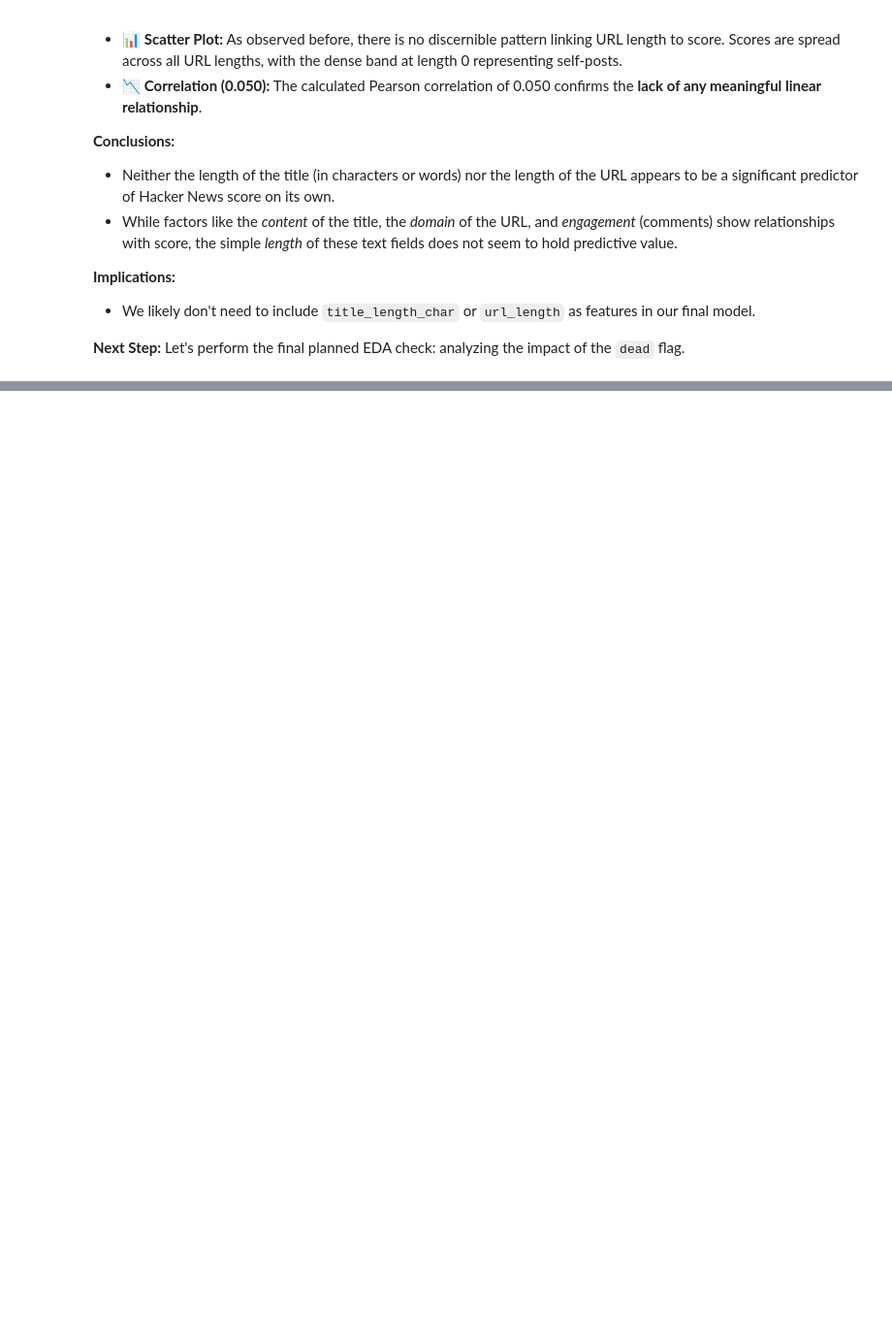
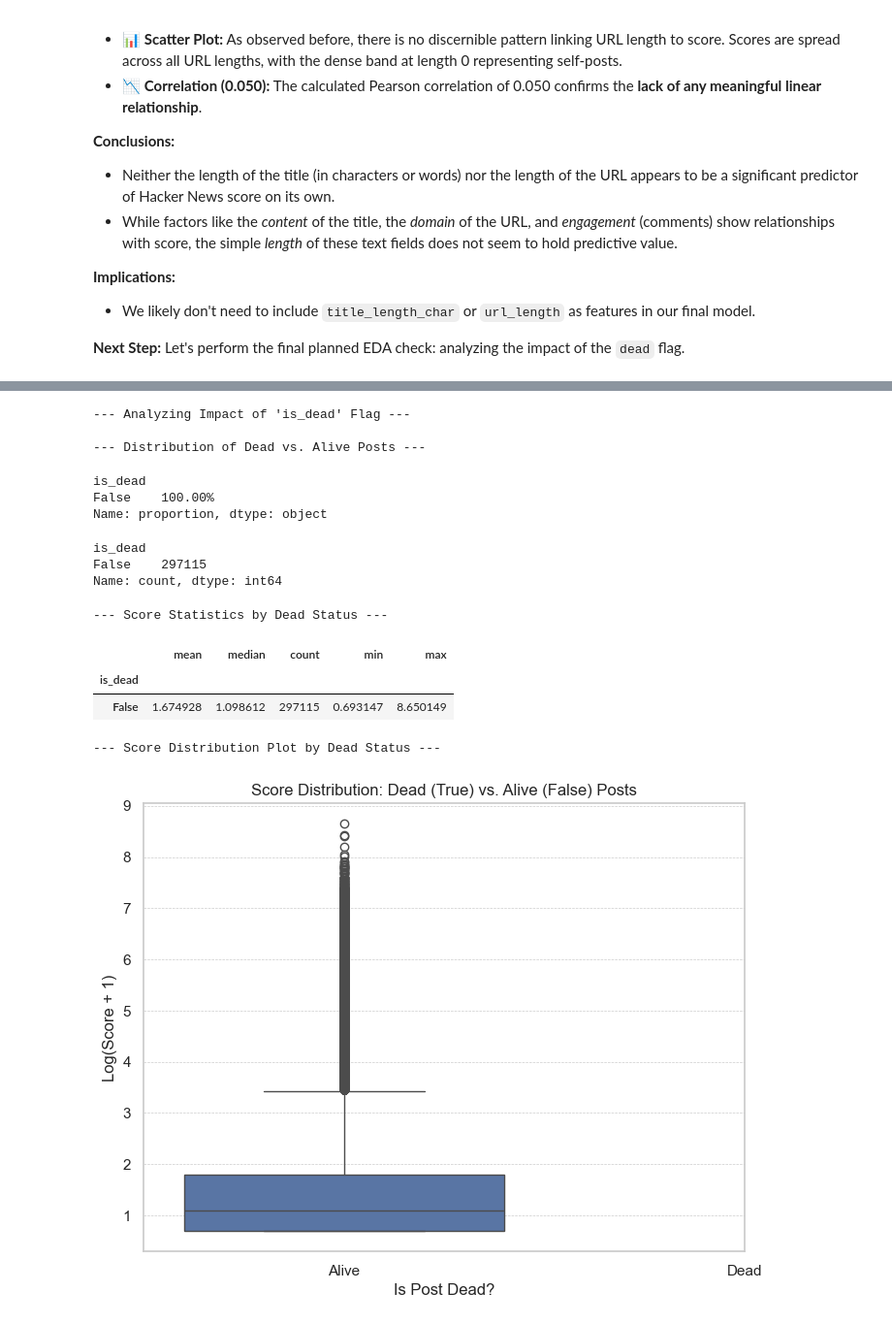
Before and after one commit to ocmoney/Dropout_Disco, a Jupyter notebook: notebooks/eda.ipynb, the cells around one changed output, grey strips where cells are left out. Shown at 97% size. Cells and saved outputs as stored; diff of their text form; code cells hidden in the pictures; blank space fills up the shorter version.

```diff
--- a/notebooks/eda.ipynb
+++ b/notebooks/eda.ipynb
@@ -2848,0 +2860,53 @@ We examined the relationship between score (`score_log1p`) and two length metric
+# %%
+import pandas as pd
+import numpy as np
+import matplotlib.pyplot as plt
+import seaborn as sns
+from IPython.display import display
+
+# Ensure df_stories_longterm_cleaned exists and has the required columns
+if 'df_stories_longterm_cleaned' in locals() and not df_stories_longterm_cleaned.empty \
+    and 'is_dead' in df_stories_longterm_cleaned.columns \
+    and 'score_log1p' in df_stories_longterm_cleaned.columns:
+
+    print("\n--- Analyzing Impact of 'is_dead' Flag ---")
+
+    # 1. Check Distribution of 'is_dead'
+    print("\n--- Distribution of Dead vs. Alive Posts ---")
+    dead_counts = df_stories_longterm_cleaned['is_dead'].value_counts(normalize=True) * 100
+    display(dead_counts.map('{:.2f}%'.format)) # Show as percentage
+    display(df_stories_longterm_cleaned['is_dead'].value_counts()) # Show raw counts
+
+
+    # 2. Compare Score Distributions
+    print("\n--- Score Statistics by Dead Status ---")
+    display(df_stories_longterm_cleaned.groupby('is_dead')['score_log1p'].agg(['mean', 'median', 'count', 'min', 'max']))
+
+    print("\n--- Score Distribution Plot by Dead Status ---")
+    plt.figure(figsize=(8, 6))
+    sns.boxplot(data=df_stories_longterm_cleaned, x='is_dead', y='score_log1p')
+    plt.title('Score Distribution: Dead (True) vs. Alive (False) Posts')
+    plt.xlabel('Is Post Dead?')
+    plt.ylabel('Log(Score + 1)')
+    plt.xticks([False, True], ['Alive', 'Dead']) # Label ticks
+    plt.grid(True, axis='y', ls='--', linewidth=0.5)
+    plt.show()
+
+else:
+    print("Error: df_stories_longterm_cleaned not available or missing 'is_dead'/'score_log1p' columns.")
+# %% [output]
+--- Analyzing Impact of 'is_dead' Flag ---
+
+--- Distribution of Dead vs. Alive Posts ---
+is_dead
+False    100.00%
+Name: proportion, dtype: object
+is_dead
+False    297115
+Name: count, dtype: int64
+--- Score Statistics by Dead Status ---
+|  | mean | median | count | min | max |
+| is_dead |  |  |  |  |  |
+| False | 1.674928 | 1.098612 | 297115 | 0.693147 | 8.650149 |
+--- Score Distribution Plot by Dead Status ---
+[figure, added]
```
Also changed, not shown: parts of 25 cells of this notebook.
